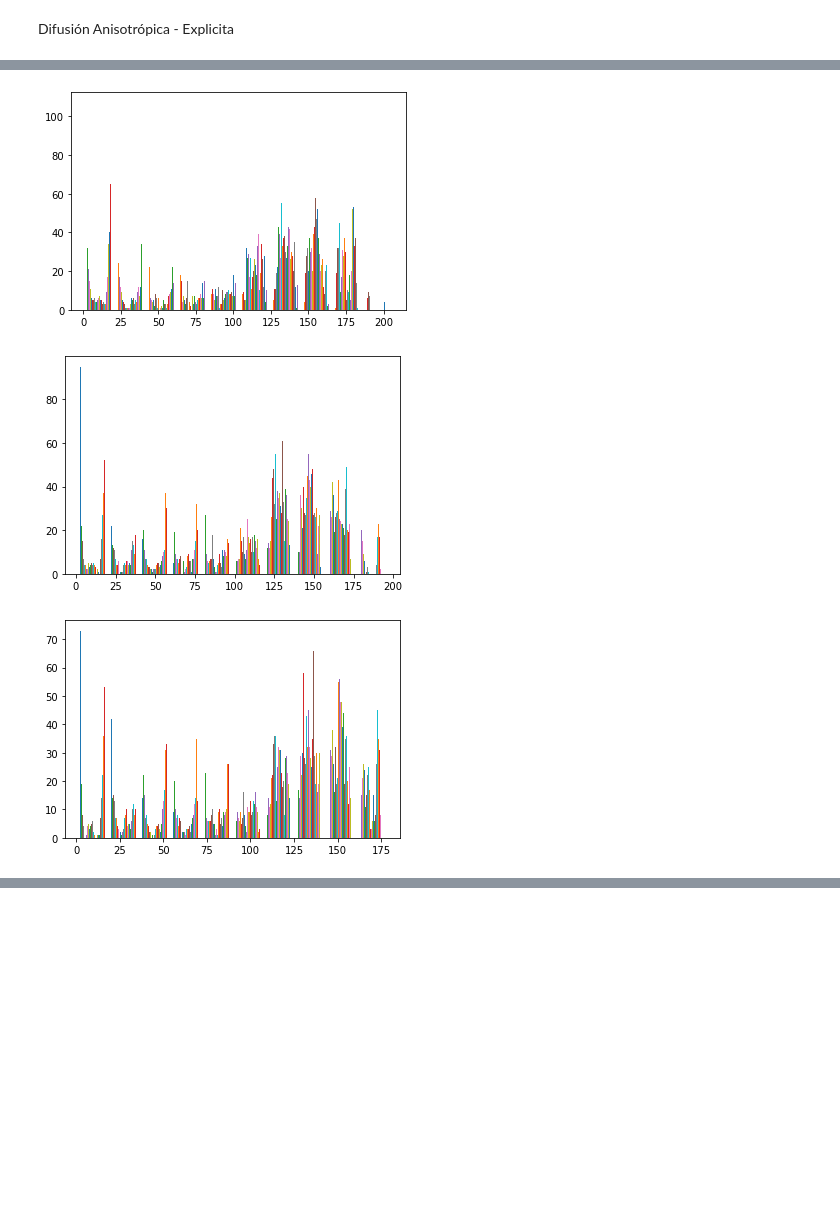
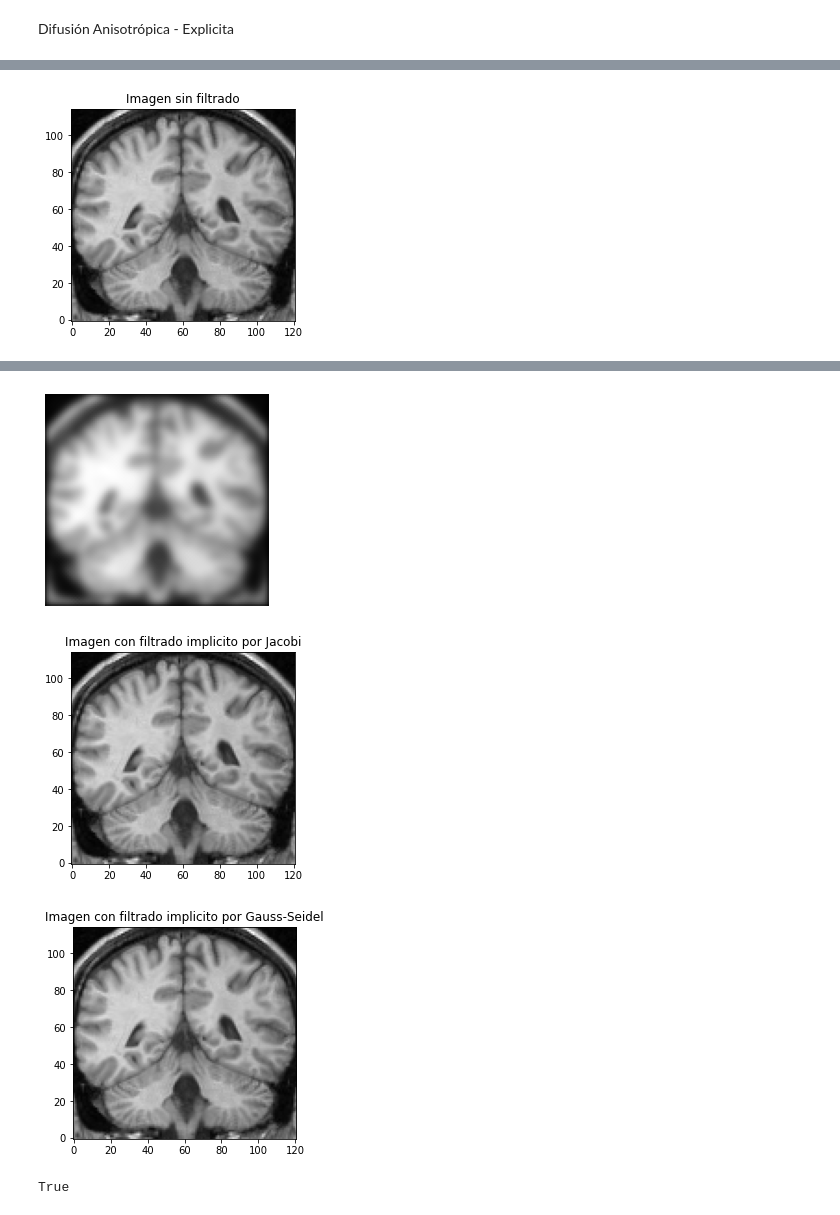
Before and after one commit to fabiansvc/project-mri, a Jupyter notebook: main.ipynb, the cells around one changed output, grey strips where cells are left out. Saved outputs shown, nothing was run; the diff lists cells and outputs as text; code cells hidden in the pictures; blank space fills up the shorter version.

```diff
--- a/main.ipynb
+++ b/main.ipynb
@@ -286,6 +233,6 @@ def jacobi_method(A, x, b, maxit, tol):
 # %%
 def gaussseidel_method(A, x, b, maxit, tol):
 
-    Q_tri_inf = np.linalg.cholesky(A)
+    Q_tri_inf = np.tril(A, 0)
 
     return method(A, x, b, Q_tri_inf, maxit, tol)
@@ -293,7 +257,7 @@ def gaussseidel_method(A, x, b, maxit, tol):
 @count_elapsed_time
 
 def testJacobi():
-    return jacobi_method(A, x, b, 100, 0.001)
+    return jacobi_method(A, x, b, 10, 0.001)
 
 s_x, count, errado = testJacobi()
 print(count, errado)
@@ -304,7 +268,7 @@ Elapsed time: 27.0254116058 seconds.
 @count_elapsed_time
 
 def testGaussSeidel():
-    return gaussseidel_method(A, x, b, 100, 0.001)
+    return gaussseidel_method(A, x, b, 10, 0.00001)
 
 s_g, count, errado = testGaussSeidel()
 print(count, errado)
@@ -331,15 +278,34 @@ plt.show()
-# %%
-plt.hist(img3)
-plt.show()
-# %% [output]
-[figure, removed]
-# %%
-plt.hist(img5)
-plt.show()
-# %% [output]
-[figure, removed]
-# %%
-plt.hist(img6)
-plt.show()
-# %% [output]
-[figure, removed]
+# %%
+@count_elapsed_time
+
+def difussionAnisotropica():
+    x = anisotropic_diffusion(img2, 1)
+    for i in range(1,10):
+        x = anisotropic_diffusion(x, 1)
+    return x
+# %%
+plt.figure(figsize=(4,4))
+plt.title('Imagen sin filtrado')
+plt.imshow(img2.T, origin='lower', cmap='gray')
+plt.show()
+
+im1 = difussionAnisotropica()
+plt.figure(figsize=(4,4))
+#plt.title('Imagen con filtrado explicito')
+plt.imshow(im1.T, origin='lower', cmap='gray')
+plt.axis ('off')
+plt.show()
+
+im2 = x_to_img(img2, s_x)
+plt.figure(figsize=(4,4))
+plt.title('Imagen con filtrado implicito por Jacobi')
+plt.imshow(im2.T, origin='lower', cmap='gray')
+plt.show()
+
+im3 = x_to_img(img2, s_g)
+plt.figure(figsize=(4,4))
+plt.title('Imagen con filtrado implicito por Gauss-Seidel')
+plt.imshow(im3.T, origin='lower', cmap='gray')
+plt.show()
+# %% [output]
+[figure, added]
@@ -345,0 +313,8 @@ plt.show()
+[figure, added]
+[figure, added]
+[figure, added]
+# %%
+cv2.imwrite('img_8_4_j_05_10i.png', im2)
+cv2.imwrite('img_8_4_g_05_10i.png', im3)
+# %% [output]
+True
```
Also changed, not shown: parts of 16 cells of this notebook, 28 other files.
